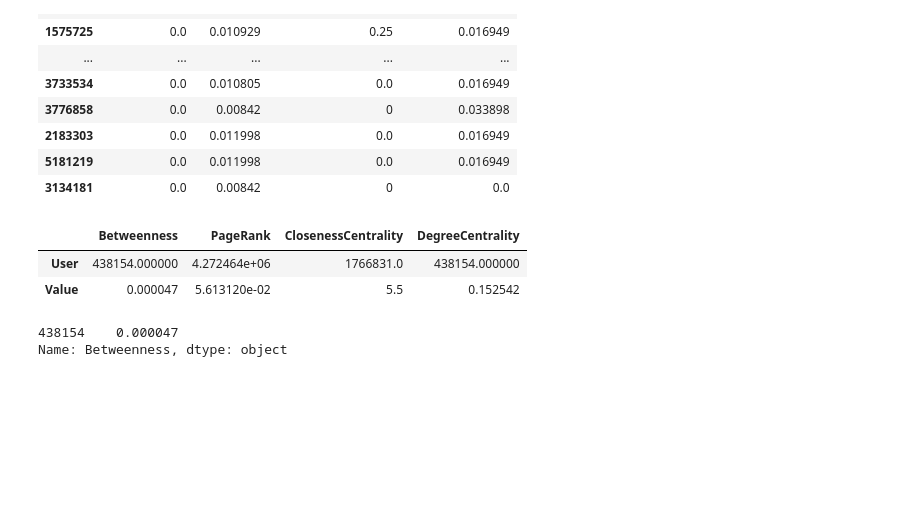
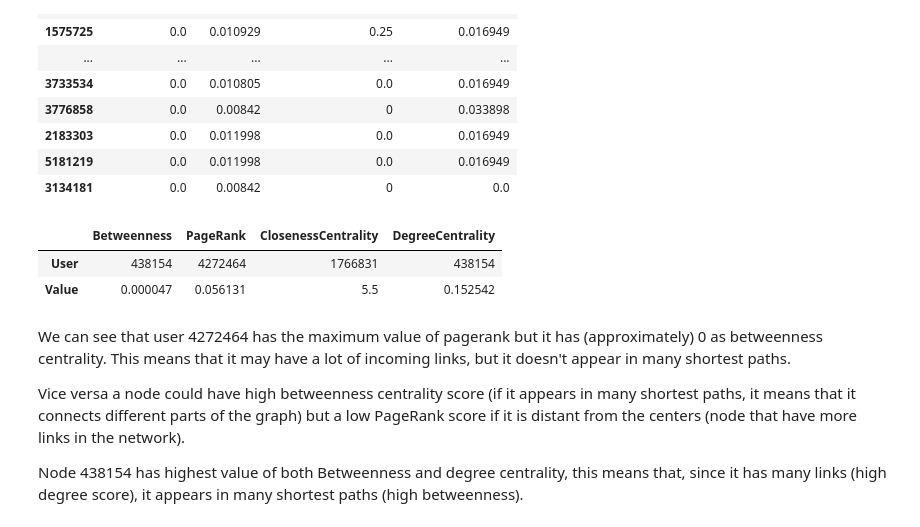
Before and after one commit to Andreagiordano99/ADM-HW5, a Jupyter notebook: Functionality 2.ipynb, the cells around one changed output. Cells and saved outputs as stored; diff of their text form; code cells hidden in the pictures; blank space fills up the shorter version.

```diff
--- a/Functionality 2.ipynb
+++ b/Functionality 2.ipynb
@@ -13,3 +12,24 @@ from functions import *
 # %%
 with open('data/graph_total.pkl', 'rb') as f:
     G_total = pickle.load(f)
+# %%
+def interval_time(G, time_inter):
+    '''
+    :param G: initial graph, with u, v and weights and time_list as attributes
+    :param time_inter: [start_date, end_date]
+    :return: new_G: graph with only u, v and weight, which is the length of all
+                    the dates inside the time interval
+    '''
+    start = time_inter[0]
+    end = time_inter[1]
+    new_G = nx.DiGraph()
+    for u, v, data in tqdm(G.edges(data=True)):
+        time_list = data['time_list']
+        # leave only the dates inside the time interval
+        new_time_list = [time for time in time_list if start <= time <= end]
+        # new weight, which is the length of the new_time_list
+        w = len(new_time_list)
+        # if the weight differ from 0, then the edge exists
+        if w != 0:
+            new_G.add_edge(u, v, weight=w)
+    return new_G
@@ -16 +87,9 @@ with open('data/graph_total.pkl', 'rb') as f:
+# %%
+def in_degree(df_g, node):
+    # number of edges where node is target
+    return df_g[df_g['target']==node].target.count()
+
+def out_degree(df_g, node):
+    # number of edges where node is source
+    return df_g[df_g['source']==node].source.count()
 # %% [markdown]
@@ -186,24 +312,25 @@ centrality
 # %%
 # Maximum values
 maxBet = centrality.loc[centrality['Betweenness'] == max(centrality.loc[:,"Betweenness"]),"Betweenness"]
 maxPR = centrality.loc[centrality['PageRank'] == max(centrality.loc[:,"PageRank"]),"PageRank"]
 maxCC = centrality.loc[centrality['ClosenessCentrality'] == max(centrality.loc[:,"ClosenessCentrality"]),"ClosenessCentrality"]
 maxDC = centrality.loc[centrality['DegreeCentrality'] == max(centrality.loc[:,"DegreeCentrality"]),"DegreeCentrality"]
 
 max_values = pd.DataFrame(index = ["User","Value"],
                           columns = ["Betweenness", "PageRank", "ClosenessCentrality", "DegreeCentrality"])
-max_values.iloc[:,0] = [maxBet.index[0],maxBet.values[0]]
-max_values.iloc[:,1] = [maxPR.index[0],maxPR.values[0]]
-max_values.iloc[:,2] = [maxCC.index[0],maxCC.values[0]]
-max_values.iloc[:,3] = [maxDC.index[0],maxDC.values[0]]
-max_values.loc["User",:] = [int(i) for i in max_values.loc["User",:]]
+max_values.iloc[0,0], max_values.iloc[1,0] = maxBet.index[0], maxBet.values[0]
+max_values.iloc[0,1], max_values.iloc[1,1] = maxPR.index[0], maxPR.values[0]
+max_values.iloc[0,2], max_values.iloc[1,2] = maxCC.index[0], maxCC.values[0]
+max_values.iloc[0,3], max_values.iloc[1,3] = maxDC.index[0],maxDC.values[0]
+
 max_values
 # %% [output]
 |  | Betweenness | PageRank | ClosenessCentrality | DegreeCentrality |
-| User | 438154.000000 | 4.272464e+06 | 1766831.0 | 438154.000000 |
-| Value | 0.000047 | 5.613120e-02 | 5.5 | 0.152542 |
+| User | 438154 | 4272464 | 1766831 | 438154 |
+| Value | 0.000047 | 0.056131 | 5.5 | 0.152542 |
-# %%
-maxBet
-# %% [output]
-438154    0.000047
-Name: Betweenness, dtype: object
+# %% [markdown]
+We can see that user 4272464 has the maximum value of pagerank but it has (approximately) 0 as betweenness centrality. This means that it may have a lot of incoming links, but it doesn't appear in many shortest paths.
+
+Vice versa a node could have high betweenness centrality score (if it appears in many shortest paths, it means that it connects different parts of the graph) but a low PageRank score if it is distant from the centers (node that have more links in the network).
+
+Node 438154 has highest value of both Betweenness and degree centrality, this means that, since it has many links (high degree score), it appears in many shortest paths (high betweenness).
```
Also changed, not shown: parts of 7 cells of this notebook.
